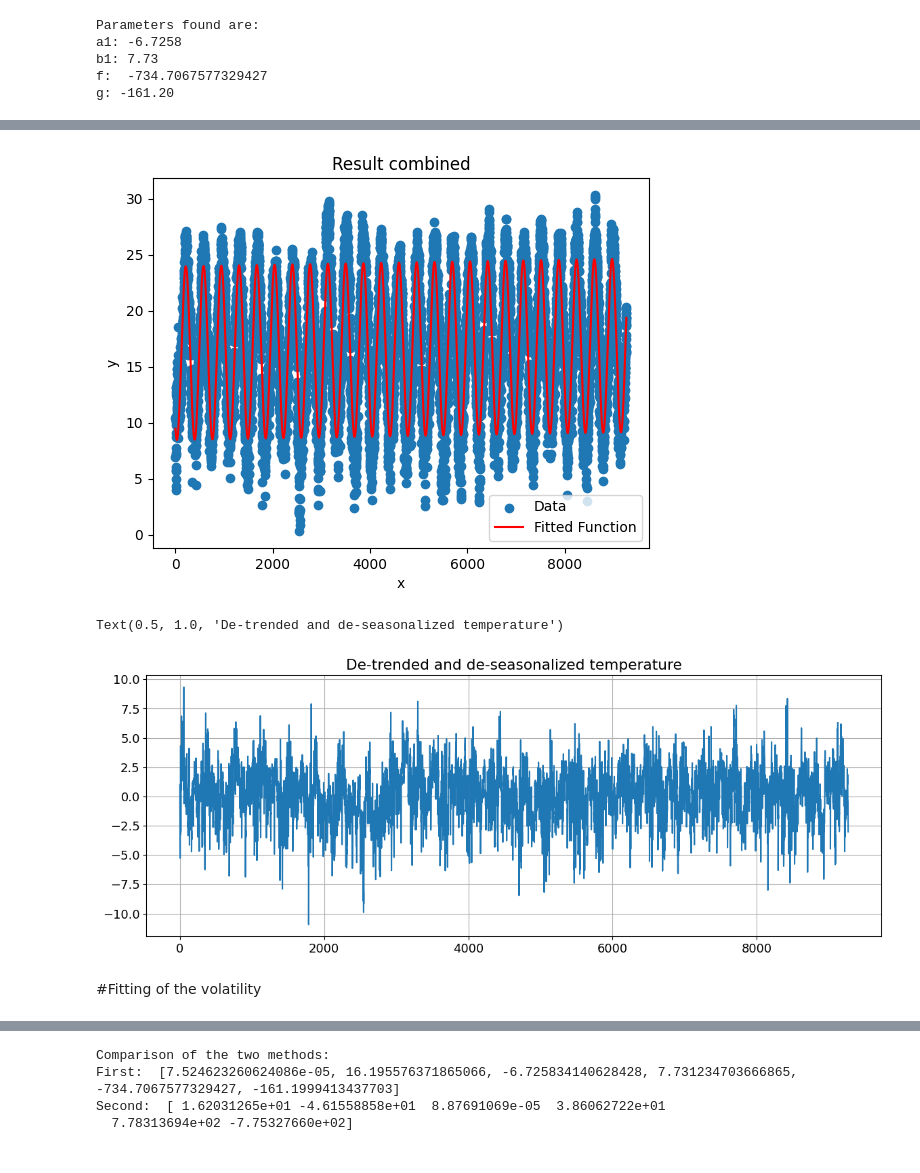
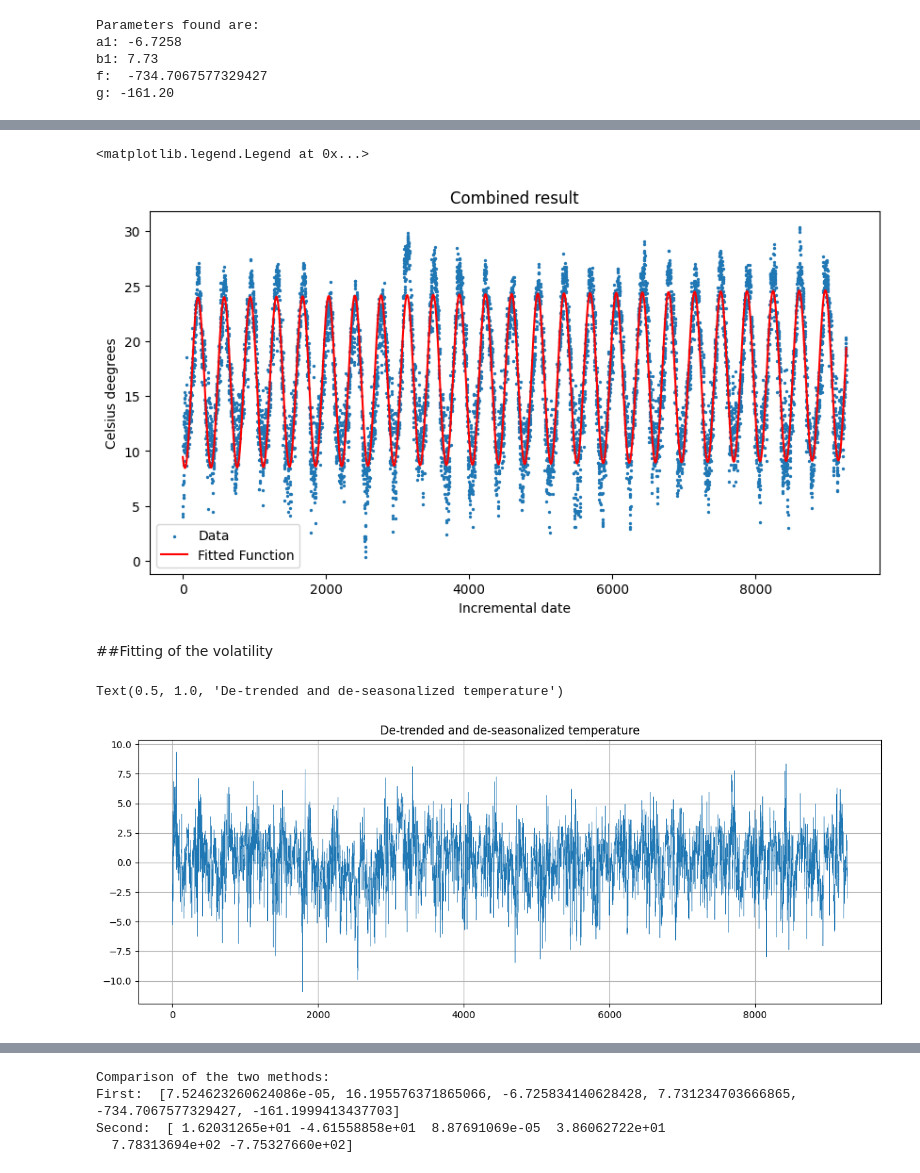
Before and after one commit to FrancescoZanni/Temperature, a Jupyter notebook: Temperature.ipynb, the cells around one changed output, grey strips where cells are left out. Drawn from its saved outputs; the diff is of its cells as text; code cells hidden in the pictures.

```diff
--- a/Temperature.ipynb
+++ b/Temperature.ipynb
@@ -287,33 +364,37 @@ pl.plot(x,s_detrended(x, *params_detrended))
 # %%
 #complete set of parameters
 params_complete = [a,b,*params_detrended]
 # Generate fitted data using the optimized parameters
 y_fit = line(x,a,b)+s_detrended(x, *params_detrended)
 
 # Plot the original data and the fitted function
-pl.scatter(x, y, label='Data')
-pl.plot(x, y_fit, 'r-', label='Fitted Function')
-pl.legend()
-pl.xlabel('x')
-pl.ylabel('y')
-pl.title('Result combined')
-pl.show()
+
+
+ax = pl.figure(figsize=(10,5)).add_subplot(111)
+ax.scatter(x,y, label = "Data", s=2)
+ax.plot(x,y_fit, 'r-', label='Fitted Function')
+ax.set_title("Combined result")
+ax.set_ylabel("Celsius deegrees")
+ax.set_xlabel("Incremental date")
+ax.legend()
 # %% [output]
+<matplotlib.legend.Legend at 0x...>
-[figure, old version]
+[figure, new version]
+# %% [markdown]
+##Fitting of the volatility
 # %%
 #substract the seasonality to isolate the volatility
 y_deseason = y- y_fit
 # %%
+from pandas.core.reshape.api import wide_to_long
 fig, ax = pl.subplots(figsize = (14,5))
 
-ax.plot(x,y_deseason)
+ax.plot(x,y_deseason, linewidth = .4)
 ax.grid(True)
 ax.set_title("De-trended and de-seasonalized temperature")
 # %% [output]
 Text(0.5, 1.0, 'De-trended and de-seasonalized temperature')
-[figure, old version]
+[figure, new version]
-# %% [markdown]
-#Fitting of the volatility
 # %%
 #Autocorrelation function
 
```
Also changed, not shown: parts of 48 cells of this notebook.
